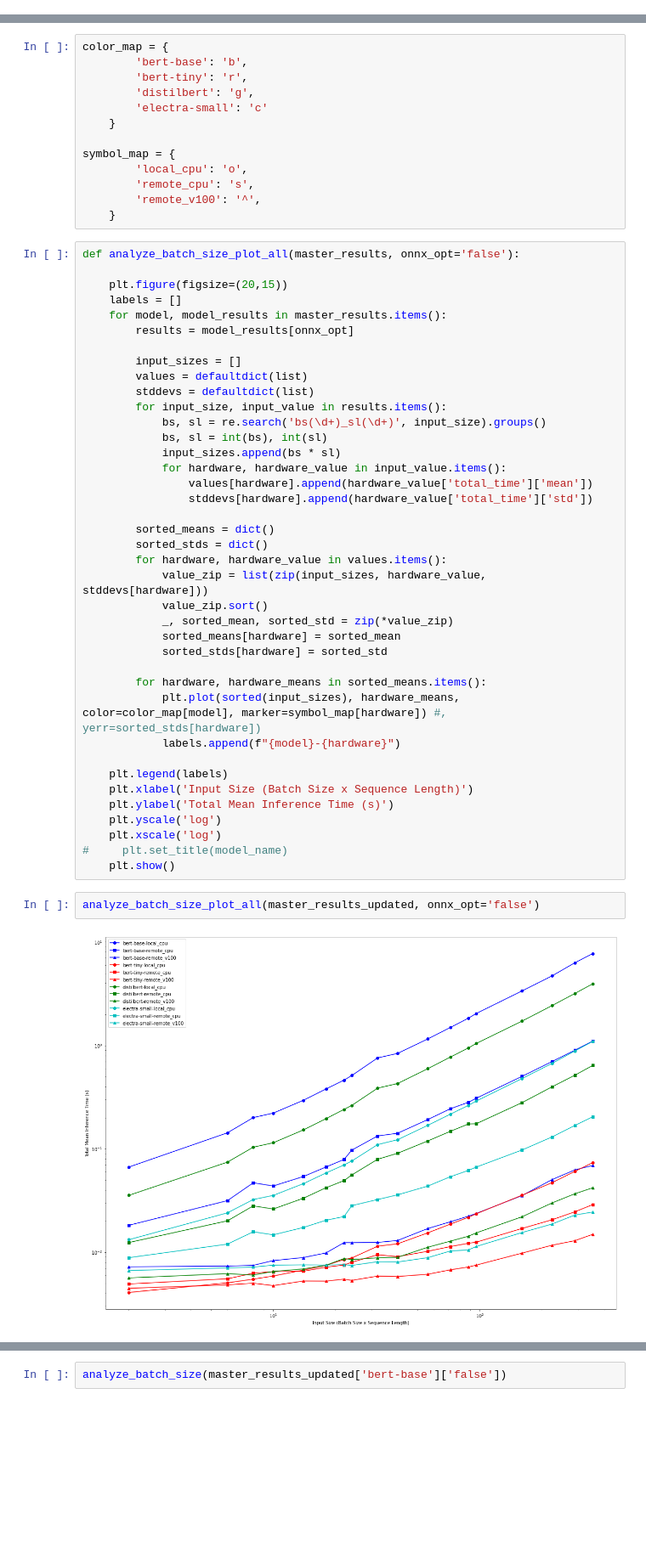
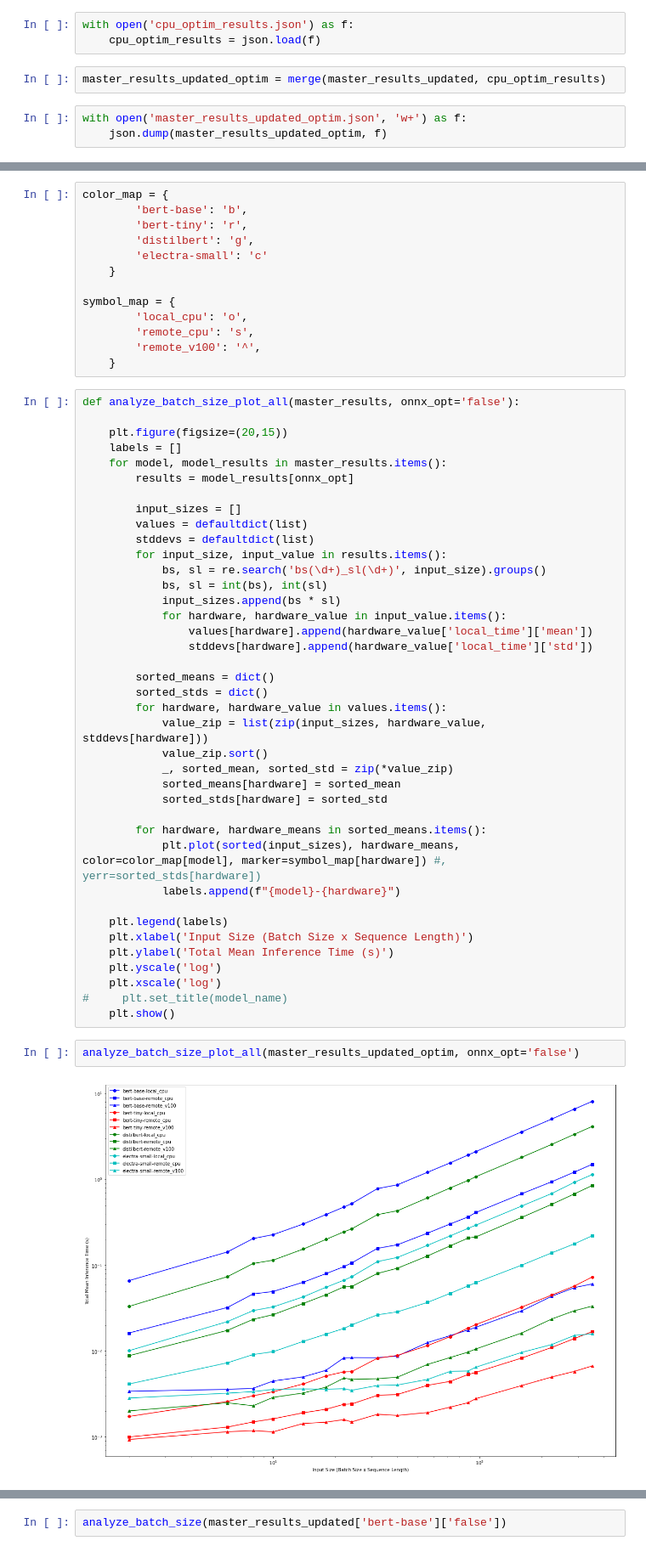
Before and after one commit to kharkarag/practical-transformer-deployment, a Jupyter notebook: Analysis-Anant.ipynb, the cells around one changed output, grey strips where cells are left out. Shown at 85% size. Drawn from its saved outputs; the diff is of its cells as text; blank space fills up the shorter version.

```diff
--- a/Analysis-Anant.ipynb
+++ b/Analysis-Anant.ipynb
@@ -39,6 +39,14 @@ master_results_updated = merge(master_results_updated, v100_results_optim)
 # %%
 with open('master_results_updated.json', 'w+') as f:
     json.dump(master_results_updated, f)
+# %%
+with open('cpu_optim_results.json') as f:
+    cpu_optim_results = json.load(f)
+# %%
+master_results_updated_optim = merge(master_results_updated, cpu_optim_results)
+# %%
+with open('master_results_updated_optim.json', 'w+') as f:
+    json.dump(master_results_updated_optim, f)
 # %%
 def plot_all_models(results, plotter, title, **kwargs):
 
@@ -145,8 +249,8 @@ def analyze_batch_size_plot_all(master_results, onnx_opt='false'):
             bs, sl = int(bs), int(sl)
             input_sizes.append(bs * sl)
             for hardware, hardware_value in input_value.items():
-                values[hardware].append(hardware_value['total_time']['mean'])
-                stddevs[hardware].append(hardware_value['total_time']['std'])
+                values[hardware].append(hardware_value['local_time']['mean'])
+                stddevs[hardware].append(hardware_value['local_time']['std'])
 
         sorted_means = dict()
         sorted_stds = dict()
@@ -169,6 +273,6 @@ def analyze_batch_size_plot_all(master_results, onnx_opt='false'):
 #     plt.set_title(model_name)
     plt.show()
 # %%
-analyze_batch_size_plot_all(master_results_updated, onnx_opt='false')
+analyze_batch_size_plot_all(master_results_updated_optim, onnx_opt='false')
 # %% [output]
-[figure, old version]
+[figure, new version]
```
Also changed, not shown: parts of 11 cells of this notebook, 5 other files.
